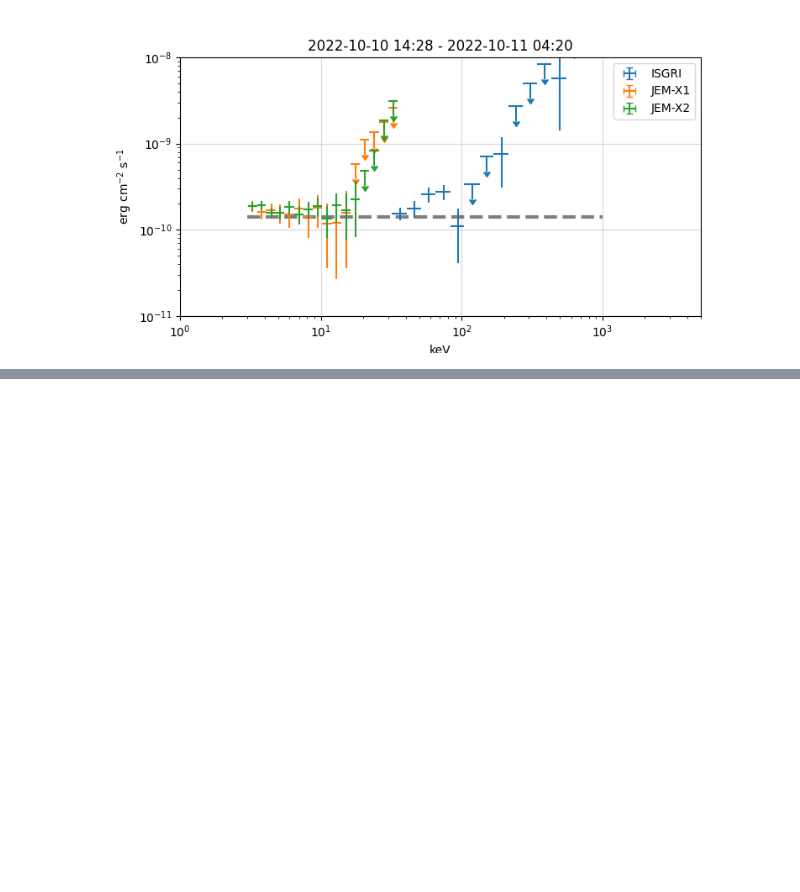
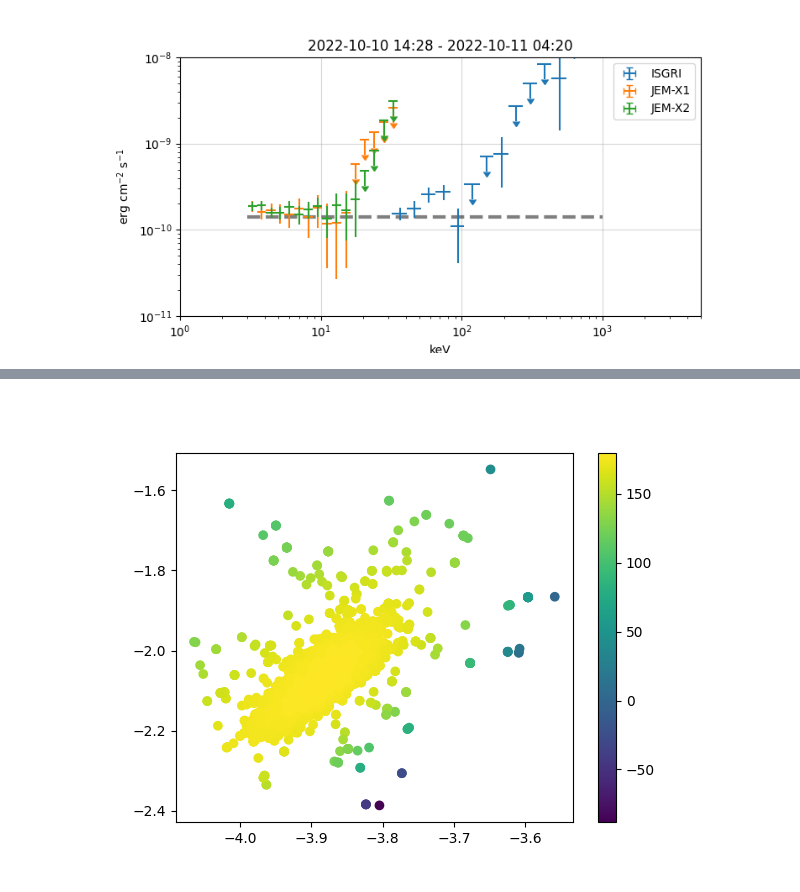
Before and after one commit to volodymyrss/grb221009, a Jupyter notebook: spectrum.ipynb, the cells around one changed output, grey strips where cells are left out. Saved outputs shown, nothing was run; the diff lists cells and outputs as text; code cells hidden in the pictures; blank space fills up the shorter version.

```diff
--- a/spectrum.ipynb
+++ b/spectrum.ipynb
@@ -306,0 +326,17 @@ flux_3_200_keV_ecs
+# %%
+plt.figure()
+
+m = r.flatlnprobability > -500
+
+plt.scatter(
+    r.flatchain[m,0],
+    r.flatchain[m,1],
+    c=r.flatlnprobability[m]
+)
+
+plt.colorbar()
+
+plt.savefig("corner.png")
+Image("corner.png")
+# %% [output]
+[figure, added]
```
Also changed, not shown: parts of 10 cells of this notebook, 1 other file.
